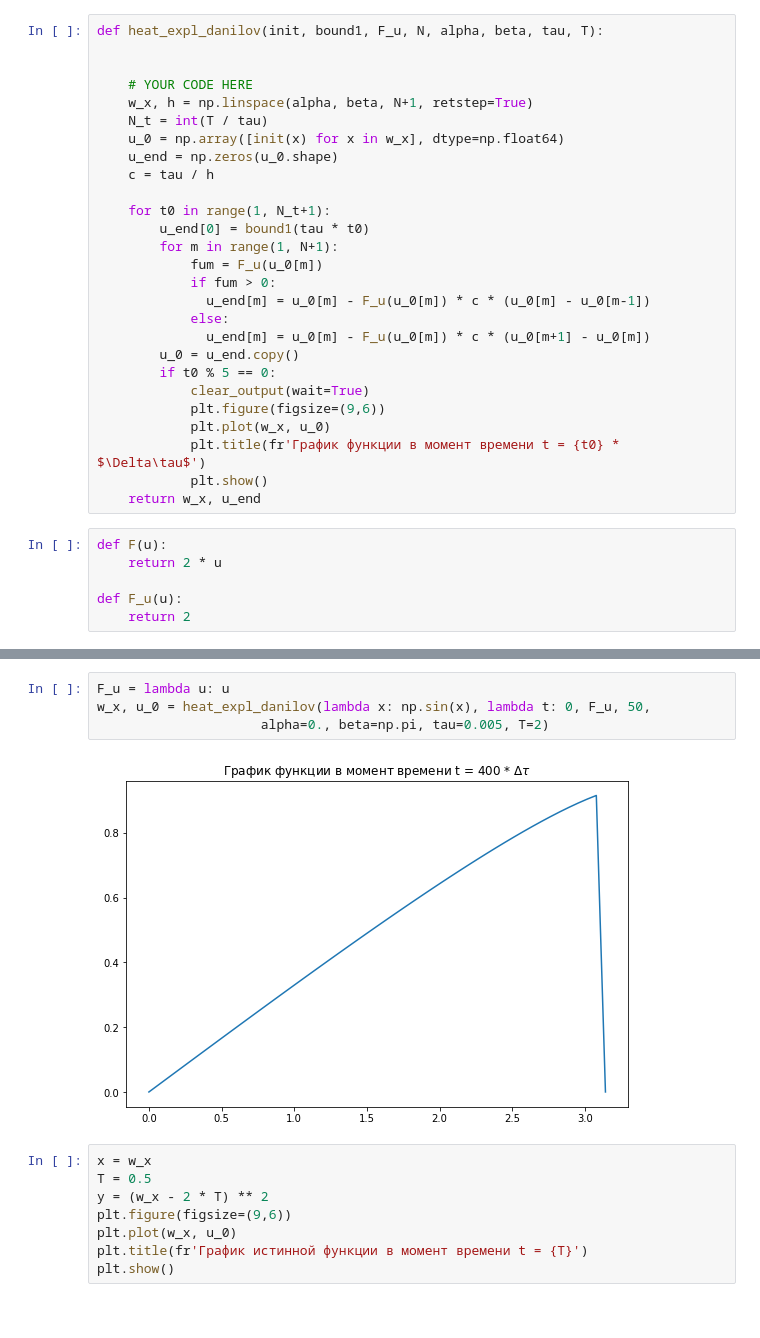
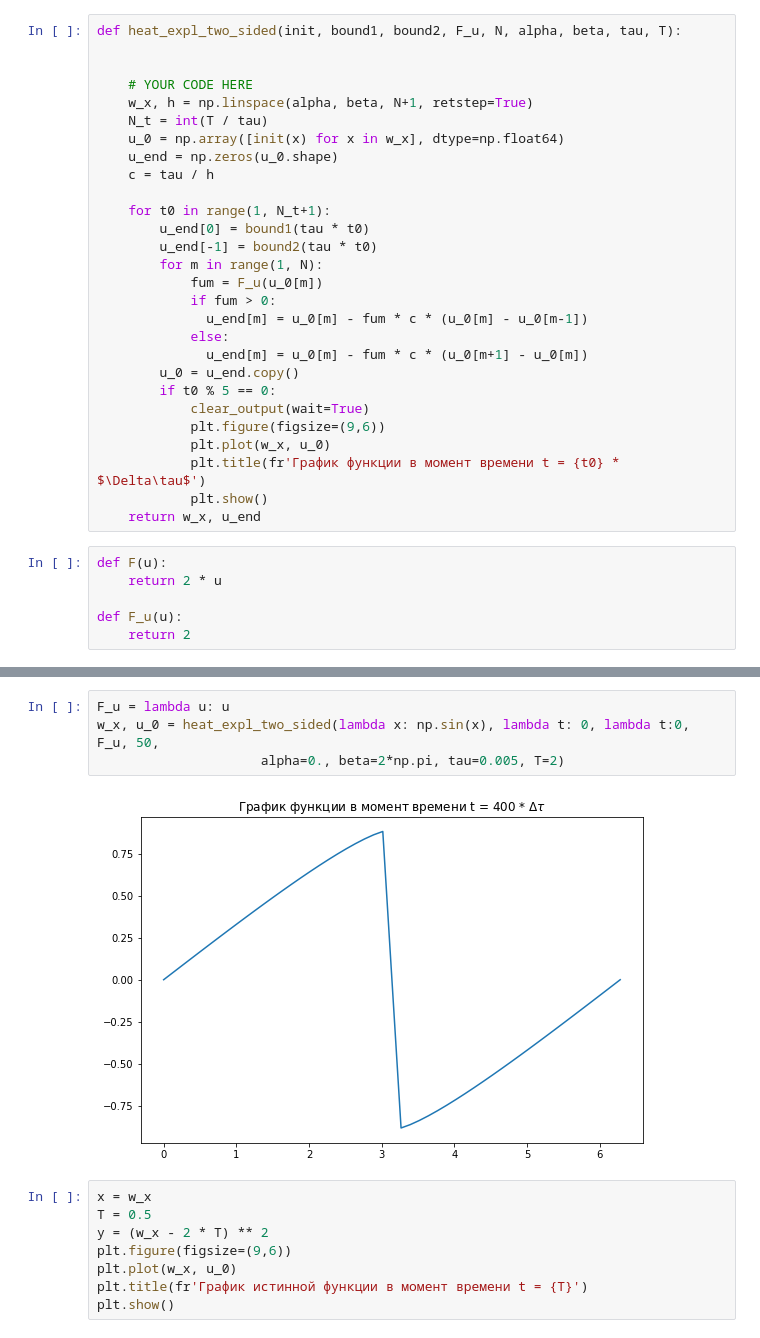
Before and after one commit to Chpel/Study_3, a Jupyter notebook: Нелинейка/Дз_по_нелинейке.ipynb, the cells around one changed output, grey strips where cells are left out. Saved outputs shown, nothing was run; the diff lists cells and outputs as text.

```diff
--- a/Нелинейка/Дз_по_нелинейке.ipynb
+++ b/Нелинейка/Дз_по_нелинейке.ipynb
@@ -48,7 +48,7 @@ def heat_expl(init, bound1, bound2, F, N, alpha, beta, tau, T):
 
     return w_x, u_end
 # %%
-def heat_expl_danilov(init, bound1, F_u, N, alpha, beta, tau, T):
+def heat_expl_two_sided(init, bound1, bound2, F_u, N, alpha, beta, tau, T):
 
 
     # YOUR CODE HERE
@@ -60,12 +60,13 @@ def heat_expl_danilov(init, bound1, F_u, N, alpha, beta, tau, T):
 
     for t0 in range(1, N_t+1):
         u_end[0] = bound1(tau * t0)
-        for m in range(1, N+1):
+        u_end[-1] = bound2(tau * t0)
+        for m in range(1, N):
             fum = F_u(u_0[m])
             if fum > 0:
-              u_end[m] = u_0[m] - F_u(u_0[m]) * c * (u_0[m] - u_0[m-1])
+              u_end[m] = u_0[m] - fum * c * (u_0[m] - u_0[m-1])
             else:
-              u_end[m] = u_0[m] - F_u(u_0[m]) * c * (u_0[m+1] - u_0[m])
+              u_end[m] = u_0[m] - fum * c * (u_0[m+1] - u_0[m])
         u_0 = u_end.copy()
         if t0 % 5 == 0:
             clear_output(wait=True)
@@ -88,9 +92,9 @@ w_x, u_0 = heat_expl_danilov(lambda x: x ** 2, lambda t: (0 - 2 * t) ** 2, F_u,
 # %%
 F_u = lambda u: u
-w_x, u_0 = heat_expl_danilov(lambda x: np.sin(x), lambda t: 0, F_u, 50,
-                     alpha=0., beta=np.pi, tau=0.005, T=2)
+w_x, u_0 = heat_expl_two_sided(lambda x: np.sin(x), lambda t: 0, lambda t:0, F_u, 50,
+                     alpha=0., beta=2*np.pi, tau=0.005, T=2)
 # %% [output]
-[figure, old version]
+[figure, new version]
 # %%
 x = w_x
 T = 0.5
```
Also changed, not shown: parts of 1 cell of this notebook.
